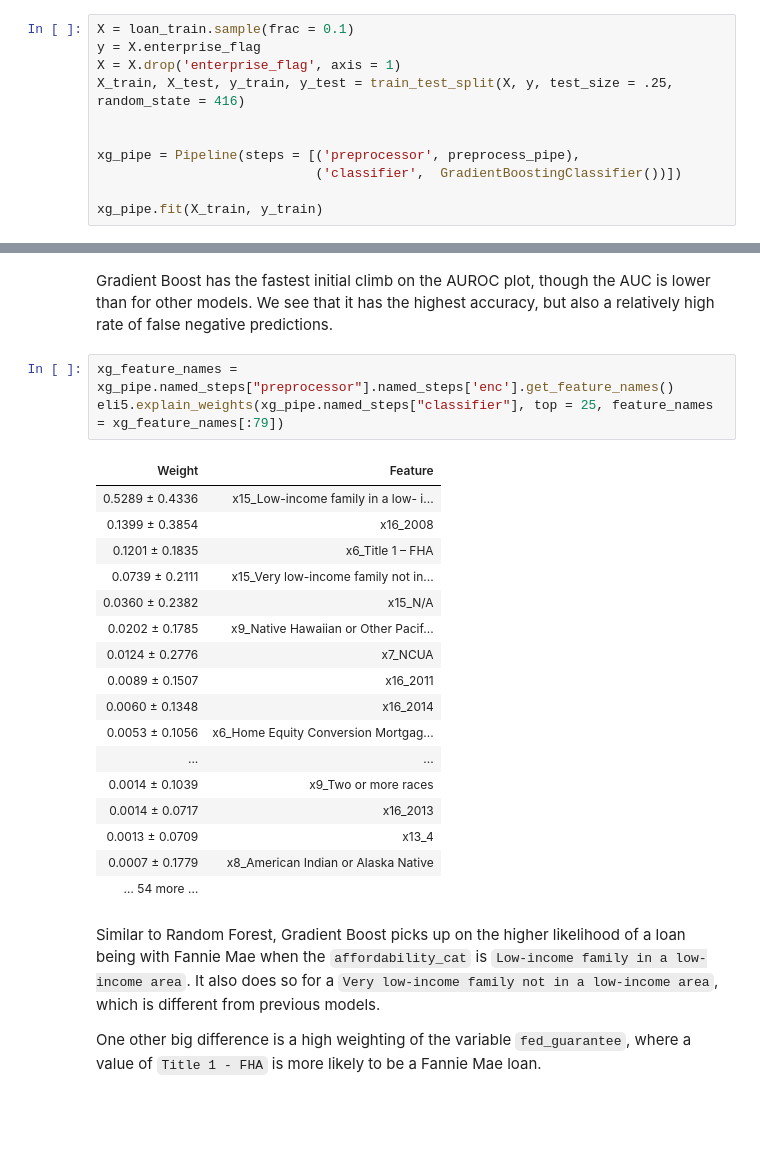
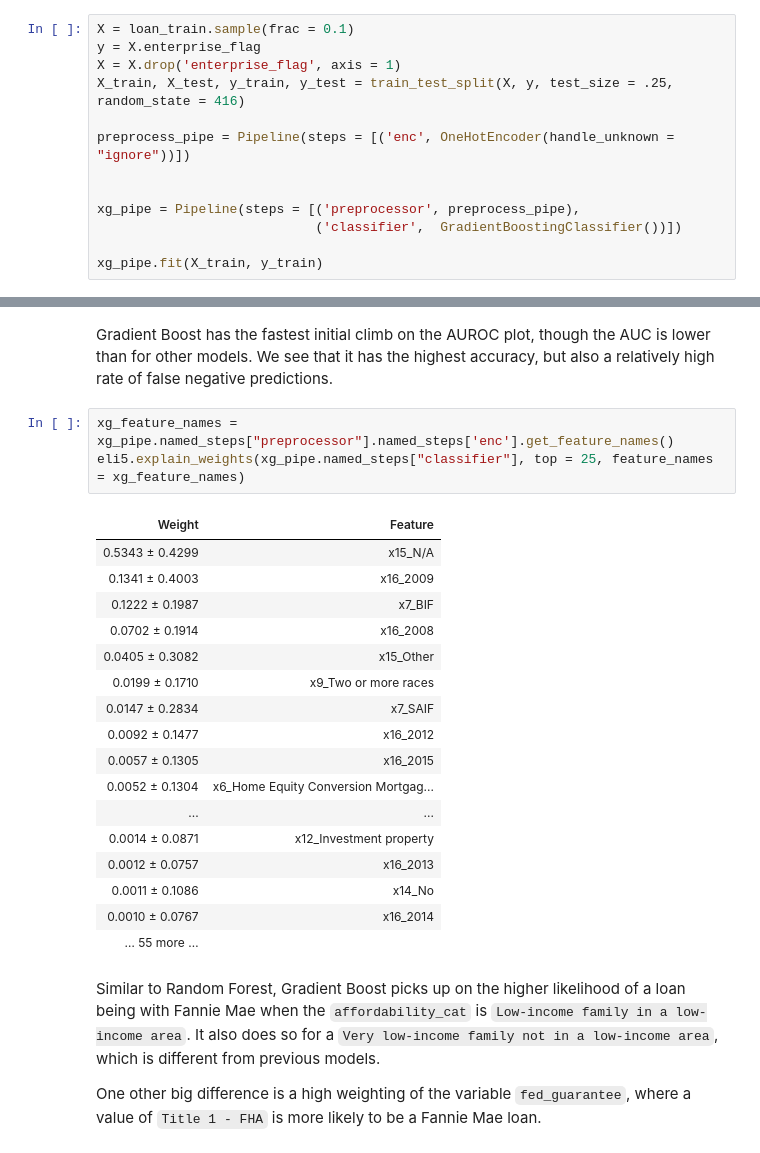
Before and after one commit to stephenhage/fanniemae_app, a Jupyter notebook: notebooks/Fannie Mae Take Home.ipynb, the cells around one changed output, grey strips where cells are left out. Saved outputs shown, nothing was run; the diff lists cells and outputs as text; blank space fills up the shorter version.

```diff
--- a/notebooks/Fannie Mae Take Home.ipynb
+++ b/notebooks/Fannie Mae Take Home.ipynb
@@ -907,6 +946,8 @@ y = X.enterprise_flag
 X = X.drop('enterprise_flag', axis = 1)
 X_train, X_test, y_train, y_test = train_test_split(X, y, test_size = .25, random_state = 416)
 
+preprocess_pipe = Pipeline(steps = [('enc', OneHotEncoder(handle_unknown = "ignore"))])
+
 
 xg_pipe = Pipeline(steps = [('preprocessor', preprocess_pipe),
                             ('classifier',  GradientBoostingClassifier())])
@@ -953,25 +996,25 @@ AUC: 0.6253169689239813
 Gradient Boost has the fastest initial climb on the AUROC plot, though the AUC is lower than for other models. We see that it has the highest accuracy, but also a relatively high rate of false negative predictions.
 # %%
 xg_feature_names = xg_pipe.named_steps["preprocessor"].named_steps['enc'].get_feature_names()
-eli5.explain_weights(xg_pipe.named_steps["classifier"], top = 25, feature_names = xg_feature_names[:79])
+eli5.explain_weights(xg_pipe.named_steps["classifier"], top = 25, feature_names = xg_feature_names)
 # %% [output]
 | Weight | Feature |
-| 0.5289 ± 0.4336 | x15_Low-income family in a low- i... |
-| 0.1399 ± 0.3854 | x16_2008 |
-| 0.1201 ± 0.1835 | x6_Title 1 – FHA |
-| 0.0739 ± 0.2111 | x15_Very low-income family not in... |
-| 0.0360 ± 0.2382 | x15_N/A |
-| 0.0202 ± 0.1785 | x9_Native Hawaiian or Other Pacif... |
-| 0.0124 ± 0.2776 | x7_NCUA |
-| 0.0089 ± 0.1507 | x16_2011 |
-| 0.0060 ± 0.1348 | x16_2014 |
-| 0.0053 ± 0.1056 | x6_Home Equity Conversion Mortgag... |
+| 0.5343 ± 0.4299 | x15_N/A |
+| 0.1341 ± 0.4003 | x16_2009 |
+| 0.1222 ± 0.1987 | x7_BIF |
+| 0.0702 ± 0.1914 | x16_2008 |
+| 0.0405 ± 0.3082 | x15_Other |
+| 0.0199 ± 0.1710 | x9_Two or more races |
+| 0.0147 ± 0.2834 | x7_SAIF |
+| 0.0092 ± 0.1477 | x16_2012 |
+| 0.0057 ± 0.1305 | x16_2015 |
+| 0.0052 ± 0.1304 | x6_Home Equity Conversion Mortgag... |
 | ... | ... |
-| 0.0014 ± 0.1039 | x9_Two or more races |
-| 0.0014 ± 0.0717 | x16_2013 |
-| 0.0013 ± 0.0709 | x13_4 |
-| 0.0007 ± 0.1779 | x8_American Indian or Alaska Native |
-| … 54 more … |  |
+| 0.0014 ± 0.0871 | x12_Investment property |
+| 0.0012 ± 0.0757 | x16_2013 |
+| 0.0011 ± 0.1086 | x14_No |
+| 0.0010 ± 0.0767 | x16_2014 |
+| … 55 more … |  |
 # %% [markdown]
 Similar to Random Forest, Gradient Boost picks up on the higher likelihood of a loan being with Fannie Mae when the `affordability_cat` is `Low-income family in a low-income area`. It also does so for a `Very low-income family not in a low-income area`, which is different from previous models.
 
```
Also changed, not shown: parts of 44 cells of this notebook.
